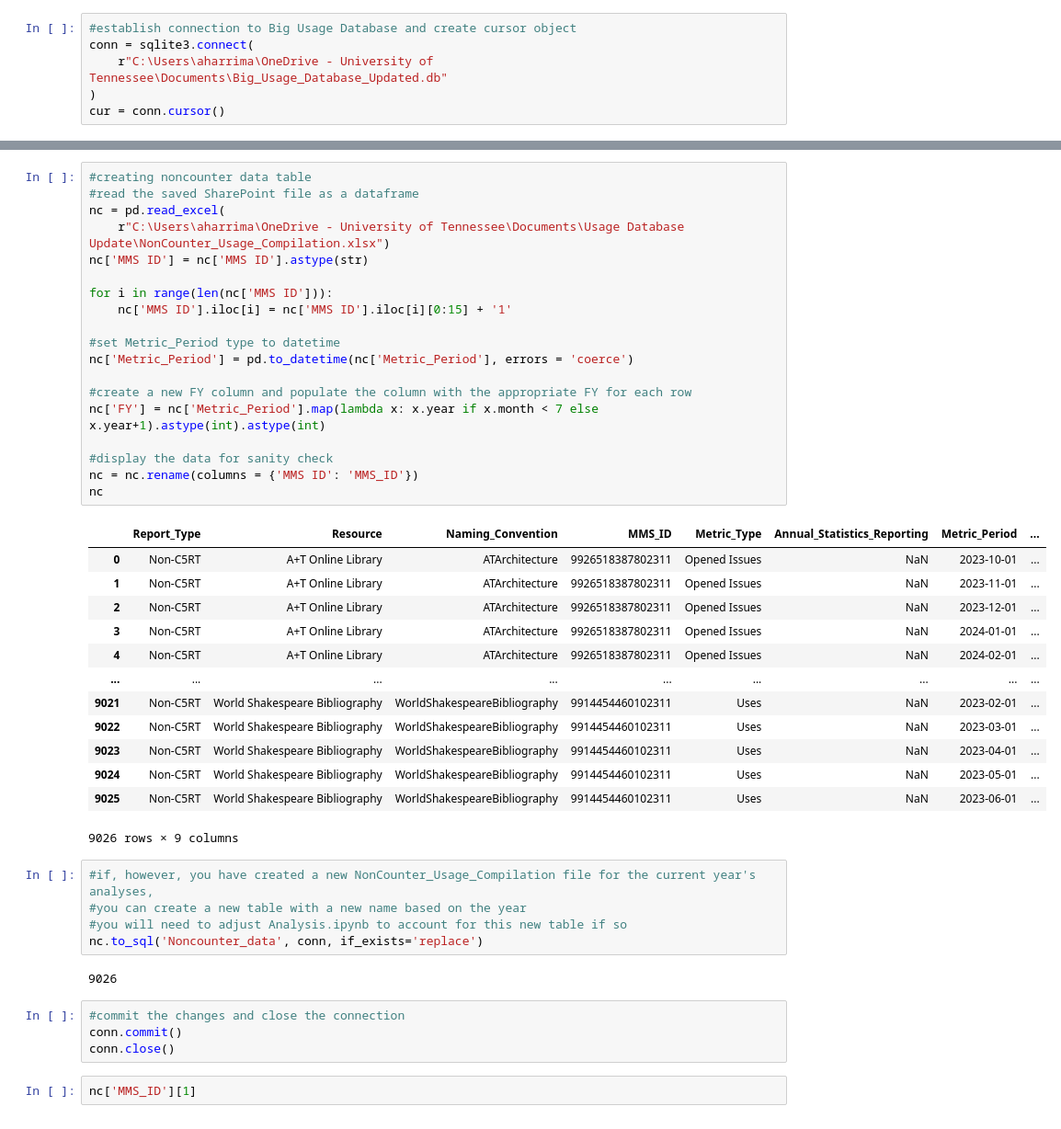
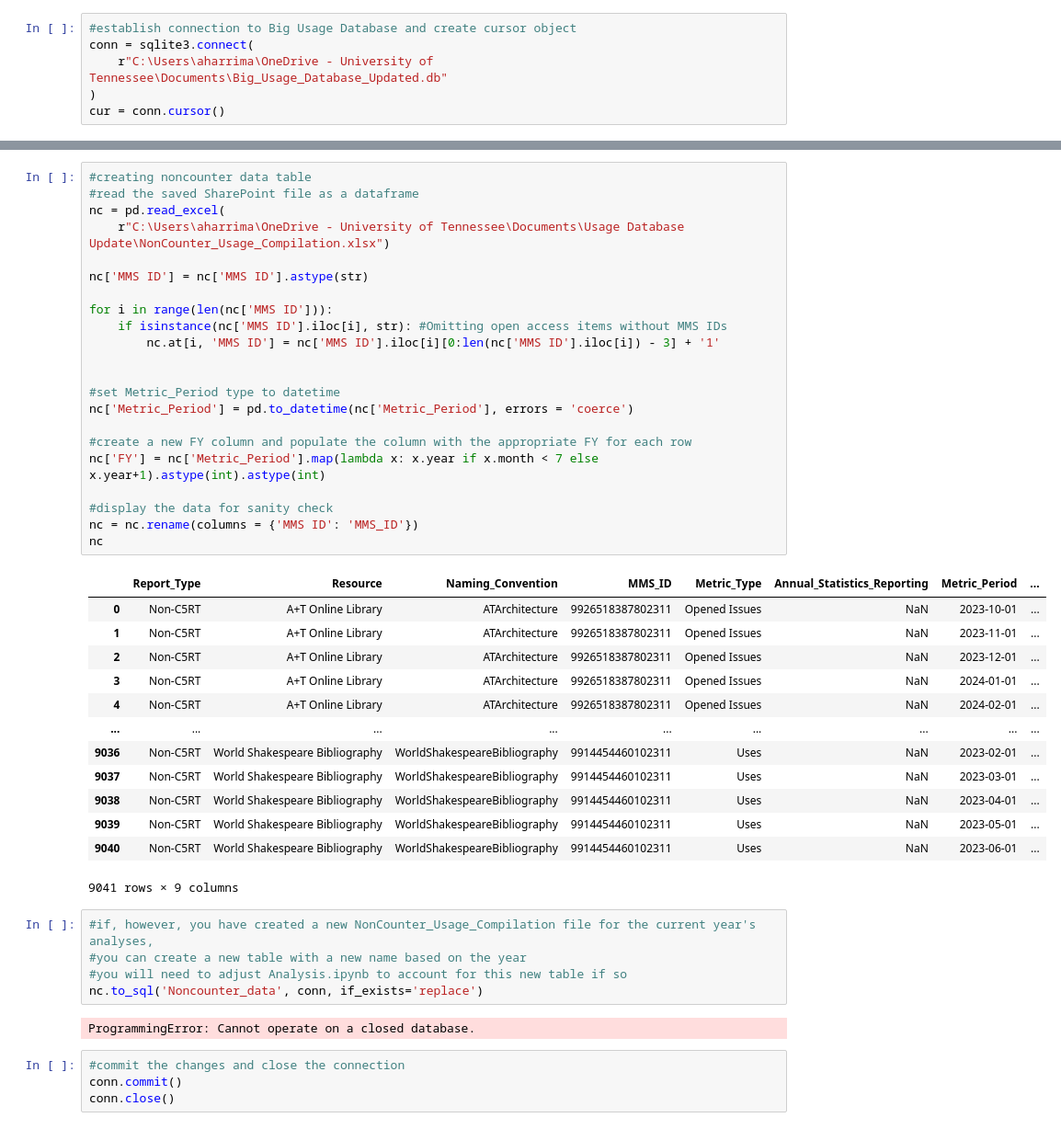
Before and after one commit to utkdigitalinitiatives/apcs-usage-database, a Jupyter notebook: Uploading Non-COUNTER Data to SQLite3.ipynb, the cells around one changed output, grey strips where cells are left out. Shown at 92% size. Cells and saved outputs as stored; diff of their text form.

```diff
--- a/Uploading Non-COUNTER Data to SQLite3.ipynb
+++ b/Uploading Non-COUNTER Data to SQLite3.ipynb
@@ -40,46 +41,47 @@ df
 # %%
 #creating noncounter data table
 #read the saved SharePoint file as a dataframe
 nc = pd.read_excel(
     r"C:\Users\aharrima\OneDrive - University of Tennessee\Documents\Usage Database Update\NonCounter_Usage_Compilation.xlsx")
+
 nc['MMS ID'] = nc['MMS ID'].astype(str)
 
 for i in range(len(nc['MMS ID'])):
-    nc['MMS ID'].iloc[i] = nc['MMS ID'].iloc[i][0:15] + '1'
+    if isinstance(nc['MMS ID'].iloc[i], str): #Omitting open access items without MMS IDs
+        nc.at[i, 'MMS ID'] = nc['MMS ID'].iloc[i][0:len(nc['MMS ID'].iloc[i]) - 3] + '1'
+
 
 #set Metric_Period type to datetime
 nc['Metric_Period'] = pd.to_datetime(nc['Metric_Period'], errors = 'coerce')
 
 #create a new FY column and populate the column with the appropriate FY for each row
 nc['FY'] = nc['Metric_Period'].map(lambda x: x.year if x.month < 7 else x.year+1).astype(int).astype(int)
 
 #display the data for sanity check
 nc = nc.rename(columns = {'MMS ID': 'MMS_ID'})
 nc
 # %% [output]
 |  | Report_Type | Resource | Naming_Convention | MMS_ID | Metric_Type | Annual_Statistics_Reporting | Metric_Period | ... |
 | 0 | Non-C5RT | A+T Online Library | ATArchitecture | 9926518387802311 | Opened Issues | NaN | 2023-10-01 | ... |
 | 1 | Non-C5RT | A+T Online Library | ATArchitecture | 9926518387802311 | Opened Issues | NaN | 2023-11-01 | ... |
 | 2 | Non-C5RT | A+T Online Library | ATArchitecture | 9926518387802311 | Opened Issues | NaN | 2023-12-01 | ... |
 | 3 | Non-C5RT | A+T Online Library | ATArchitecture | 9926518387802311 | Opened Issues | NaN | 2024-01-01 | ... |
 | 4 | Non-C5RT | A+T Online Library | ATArchitecture | 9926518387802311 | Opened Issues | NaN | 2024-02-01 | ... |
 | ... | ... | ... | ... | ... | ... | ... | ... | ... |
-| 9021 | Non-C5RT | World Shakespeare Bibliography | WorldShakespeareBibliography | 9914454460102311 | Uses | NaN | 2023-02-01 | ... |
-| 9022 | Non-C5RT | World Shakespeare Bibliography | WorldShakespeareBibliography | 9914454460102311 | Uses | NaN | 2023-03-01 | ... |
-| 9023 | Non-C5RT | World Shakespeare Bibliography | WorldShakespeareBibliography | 9914454460102311 | Uses | NaN | 2023-04-01 | ... |
-| 9024 | Non-C5RT | World Shakespeare Bibliography | WorldShakespeareBibliography | 9914454460102311 | Uses | NaN | 2023-05-01 | ... |
-| 9025 | Non-C5RT | World Shakespeare Bibliography | WorldShakespeareBibliography | 9914454460102311 | Uses | NaN | 2023-06-01 | ... |
+| 9036 | Non-C5RT | World Shakespeare Bibliography | WorldShakespeareBibliography | 9914454460102311 | Uses | NaN | 2023-02-01 | ... |
+| 9037 | Non-C5RT | World Shakespeare Bibliography | WorldShakespeareBibliography | 9914454460102311 | Uses | NaN | 2023-03-01 | ... |
+| 9038 | Non-C5RT | World Shakespeare Bibliography | WorldShakespeareBibliography | 9914454460102311 | Uses | NaN | 2023-04-01 | ... |
+| 9039 | Non-C5RT | World Shakespeare Bibliography | WorldShakespeareBibliography | 9914454460102311 | Uses | NaN | 2023-05-01 | ... |
+| 9040 | Non-C5RT | World Shakespeare Bibliography | WorldShakespeareBibliography | 9914454460102311 | Uses | NaN | 2023-06-01 | ... |
-9026 rows × 9 columns
+9041 rows × 9 columns
 # %%
 #if, however, you have created a new NonCounter_Usage_Compilation file for the current year's analyses,
 #you can create a new table with a new name based on the year
 #you will need to adjust Analysis.ipynb to account for this new table if so
 nc.to_sql('Noncounter_data', conn, if_exists='replace')
 # %% [output]
-9026
+ProgrammingError: Cannot operate on a closed database.
 # %%
 #commit the changes and close the connection
 conn.commit()
 conn.close()
-# %%
-nc['MMS_ID'][1]
```
Also changed, not shown: parts of 2 cells of this notebook, 4 other files.
